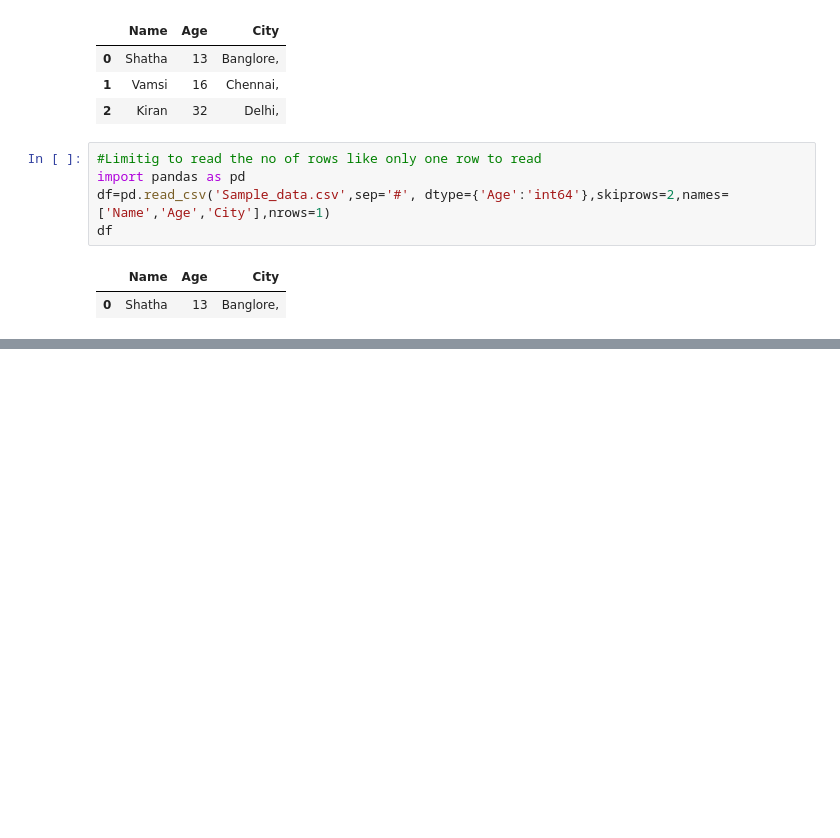
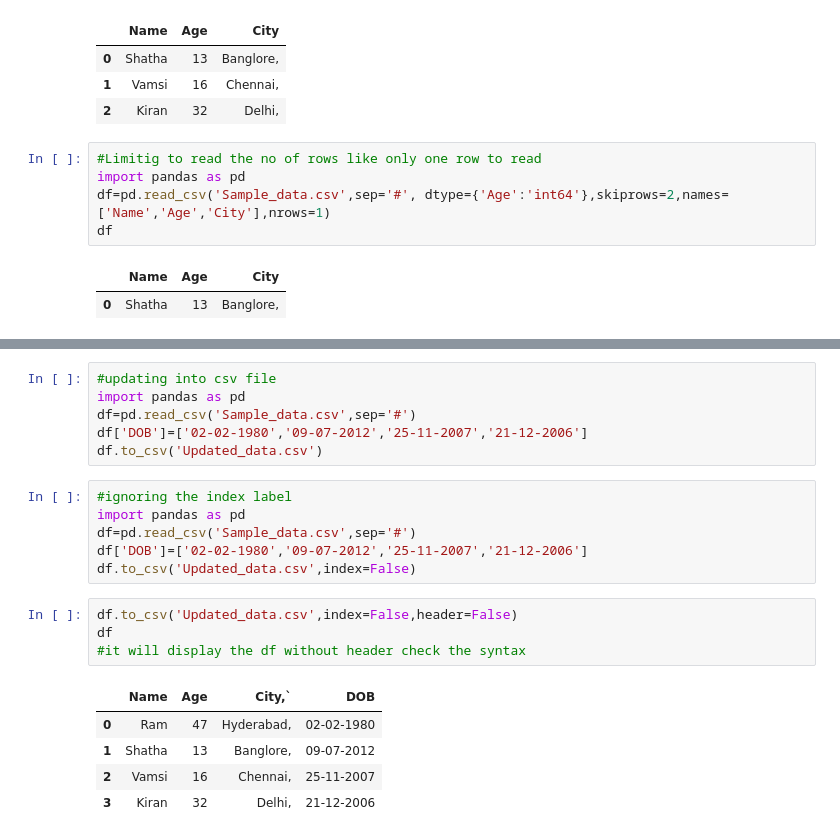
Before and after one commit to ramnagella/Demo, a Jupyter notebook: ML_Day3.ipynb, the cells around one changed output, grey strips where cells are left out. Cells and saved outputs as stored; diff of their text form; blank space fills up the shorter version.

```diff
--- a/ML_Day3.ipynb
+++ b/ML_Day3.ipynb
@@ -78,0 +109,22 @@ df
+# %%
+#updating into csv file
+import pandas as pd
+df=pd.read_csv('Sample_data.csv',sep='#')
+df['DOB']=['02-02-1980','09-07-2012','25-11-2007','21-12-2006']
+df.to_csv('Updated_data.csv')
+# %%
+#ignoring the index label
+import pandas as pd
+df=pd.read_csv('Sample_data.csv',sep='#')
+df['DOB']=['02-02-1980','09-07-2012','25-11-2007','21-12-2006']
+df.to_csv('Updated_data.csv',index=False)
+# %%
+df.to_csv('Updated_data.csv',index=False,header=False)
+df
+#it will display the df without header check the syntax
+# %% [output]
+|  | Name | Age | City,` | DOB |
+| 0 | Ram | 47 | Hyderabad, | 02-02-1980 |
+| 1 | Shatha | 13 | Banglore, | 09-07-2012 |
+| 2 | Vamsi | 16 | Chennai, | 25-11-2007 |
+| 3 | Kiran | 32 | Delhi, | 21-12-2006 |
```
Also changed, not shown: parts of 12 cells of this notebook.
